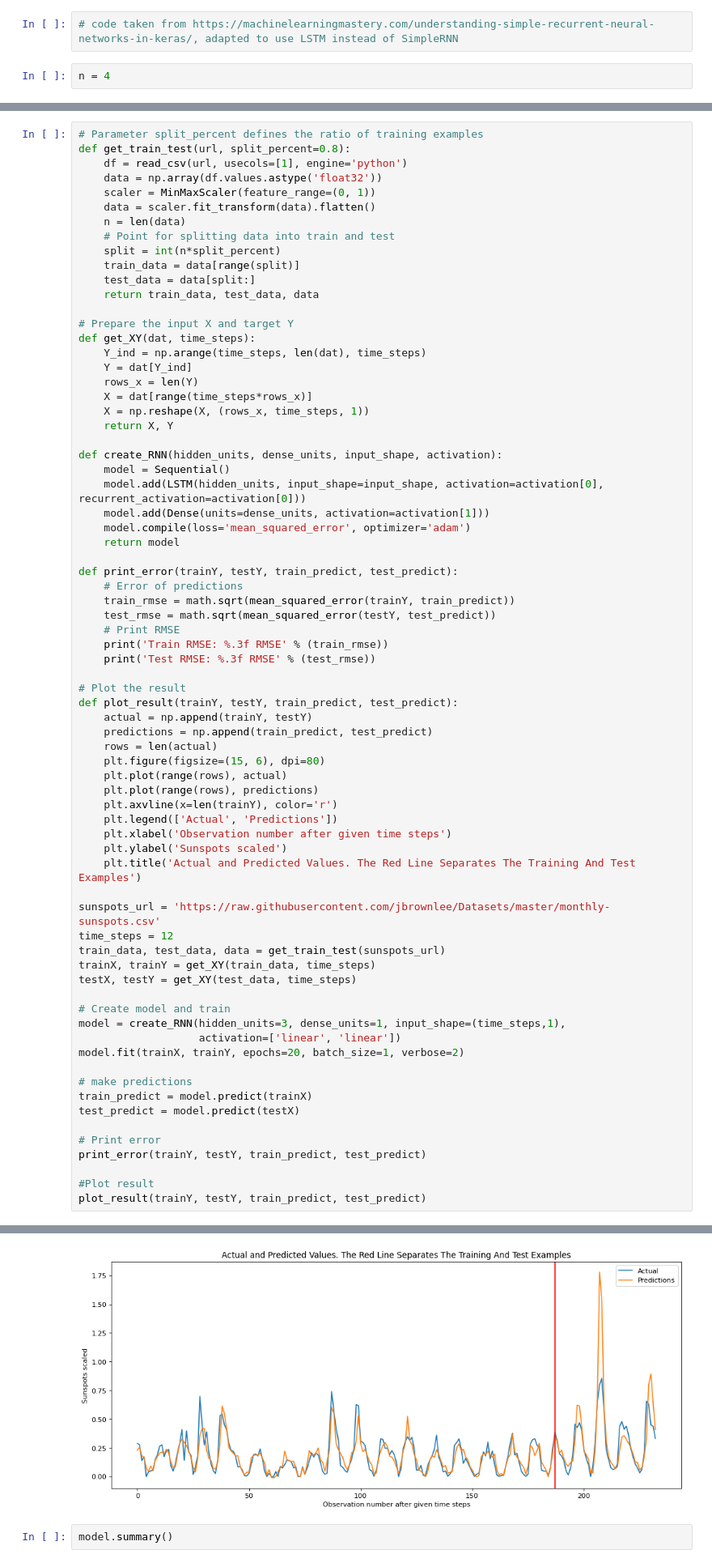
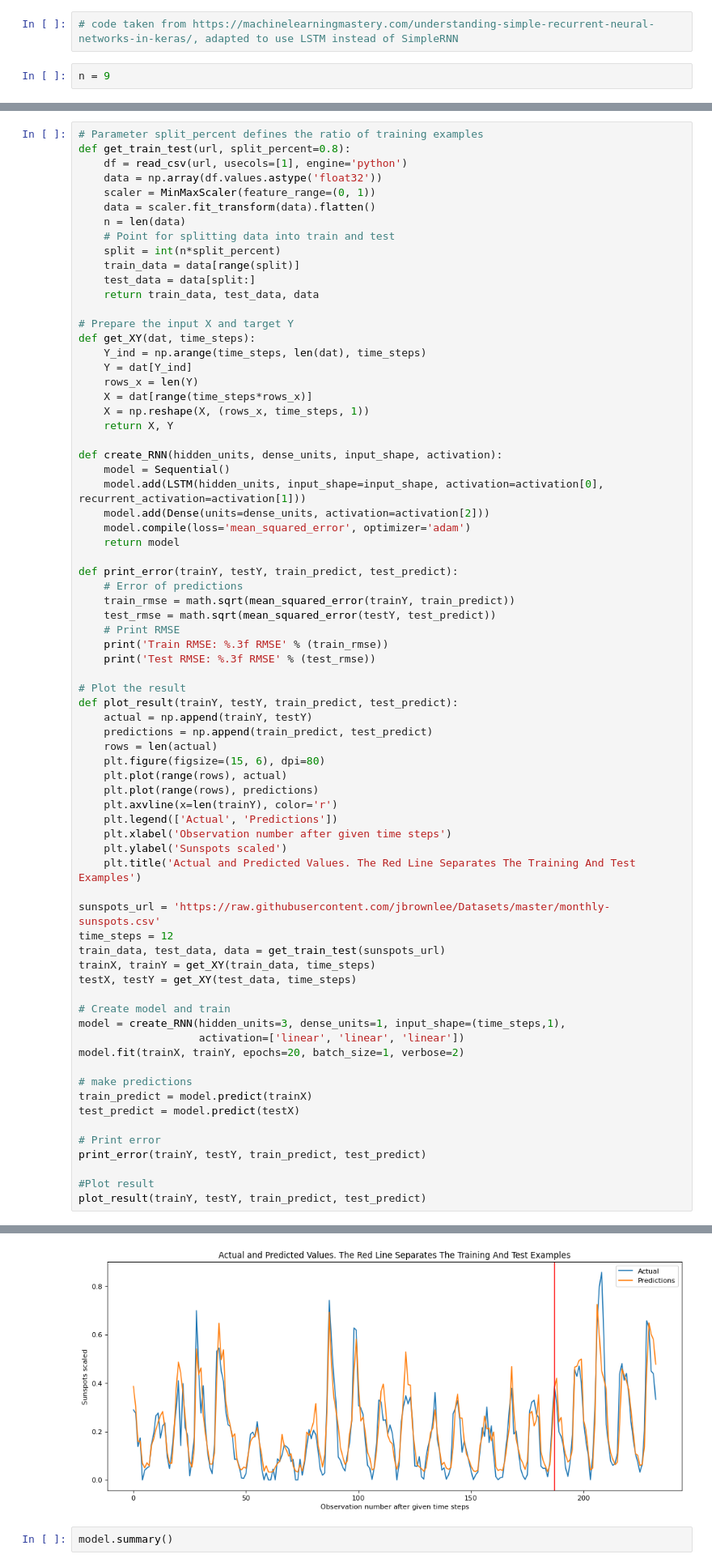
Before and after one commit to privacy-scaling-explorations/nova-ml, a Jupyter notebook: src/lstm/lstm.ipynb, the cells around one changed output, grey strips where cells are left out. Shown at 81% size. Saved outputs shown, nothing was run; the diff lists cells and outputs as text.

Commit message:
fix: lstm linear

```diff
--- a/src/lstm/lstm.ipynb
+++ b/src/lstm/lstm.ipynb
@@ -1,4 +1,4 @@
 # %%
 # code taken from https://machinelearningmastery.com/understanding-simple-recurrent-neural-networks-in-keras/, adapted to use LSTM instead of SimpleRNN
 # %%
-n = 4
+n = 9
@@ -37,8 +49,8 @@ def get_XY(dat, time_steps):
 
 def create_RNN(hidden_units, dense_units, input_shape, activation):
     model = Sequential()
-    model.add(LSTM(hidden_units, input_shape=input_shape, activation=activation[0], recurrent_activation=activation[0]))
-    model.add(Dense(units=dense_units, activation=activation[1]))
+    model.add(LSTM(hidden_units, input_shape=input_shape, activation=activation[0], recurrent_activation=activation[1]))
+    model.add(Dense(units=dense_units, activation=activation[2]))
     model.compile(loss='mean_squared_error', optimizer='adam')
     return model
 
@@ -72,7 +84,7 @@ testX, testY = get_XY(test_data, time_steps)
 
 # Create model and train
 model = create_RNN(hidden_units=3, dense_units=1, input_shape=(time_steps,1),
-                   activation=['linear', 'linear'])
+                   activation=['linear', 'linear', 'linear'])
 model.fit(trainX, trainY, epochs=20, batch_size=1, verbose=2)
 
 # make predictions
@@ -107,4 +119,4 @@ Test RMSE: 0.209 RMSE
-[figure, old version]
+[figure, new version]
 # %%
 model.summary()
 # %% [output]
```
Also changed, not shown: parts of 8 cells of this notebook, 19 other files.
